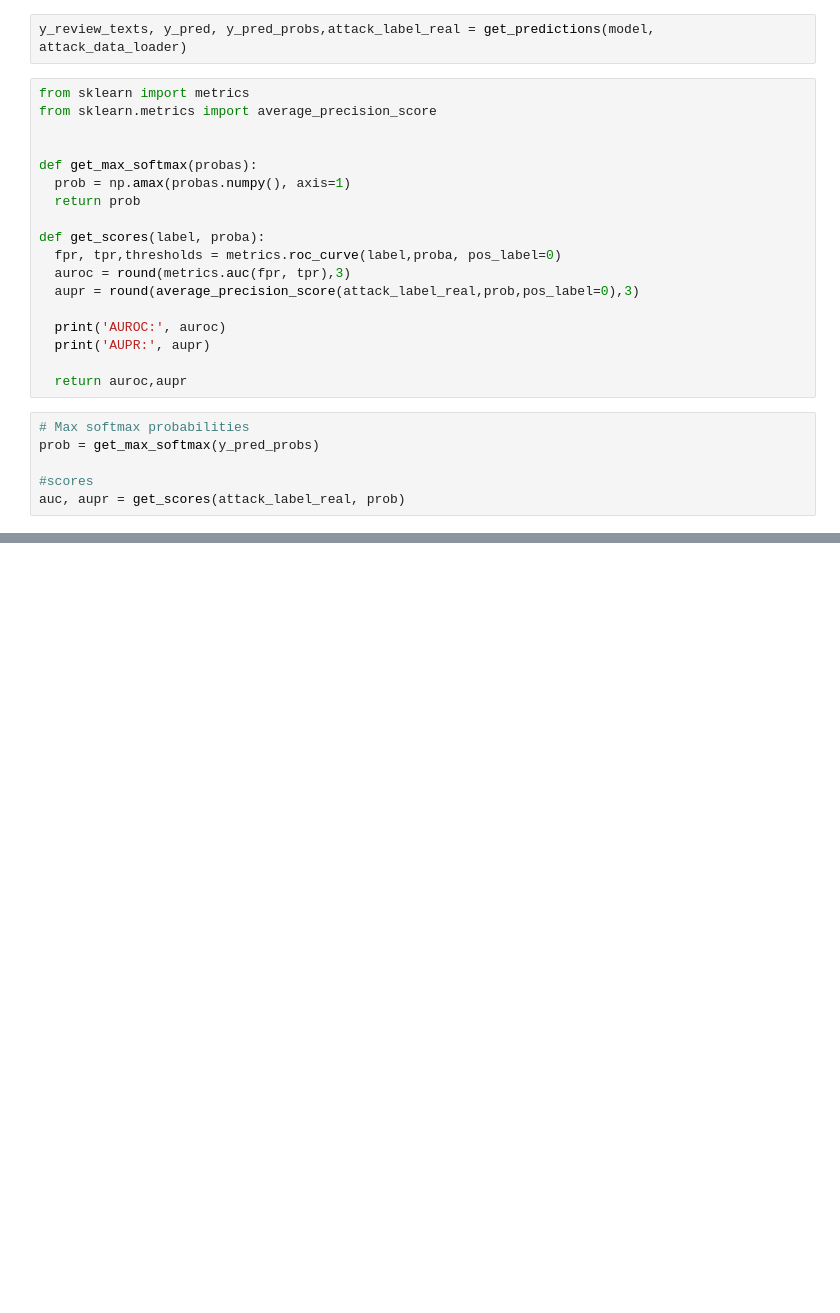
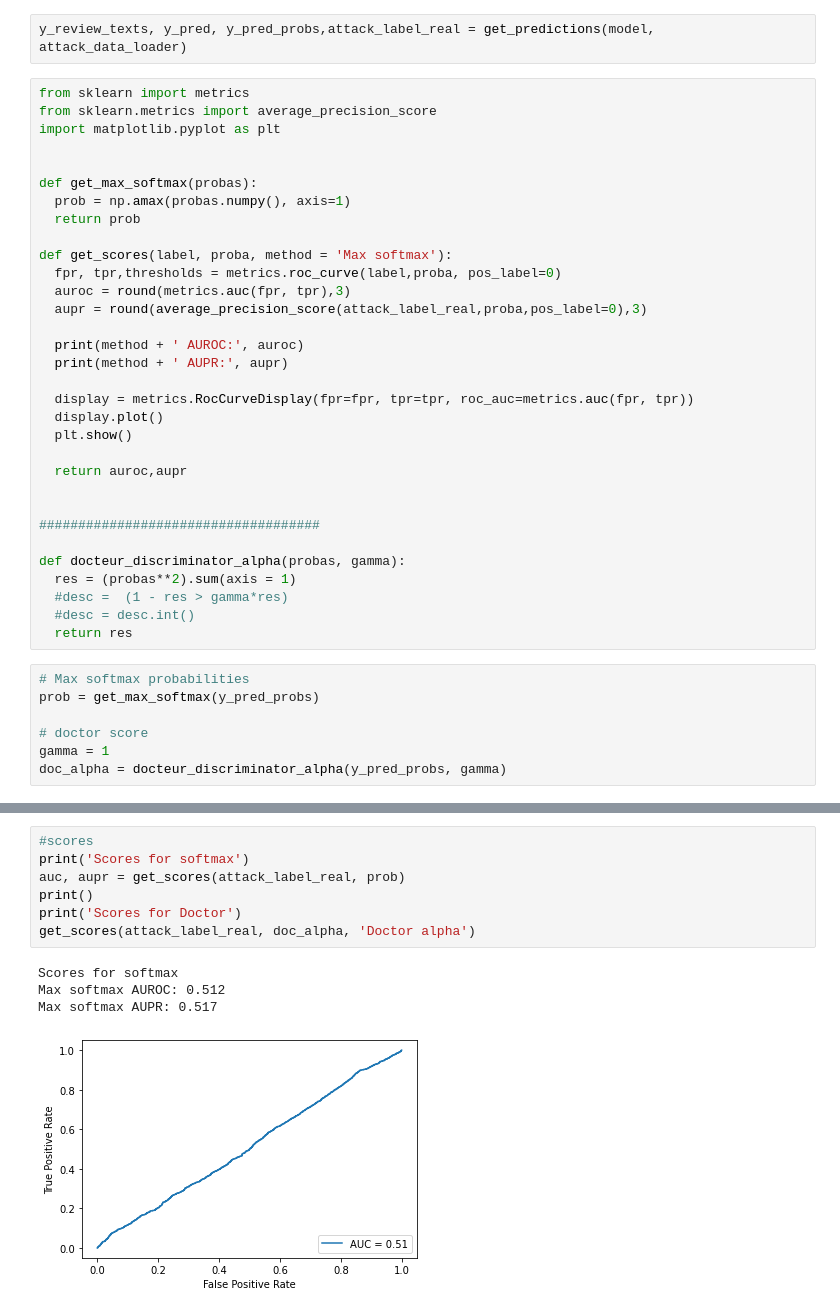
Before and after one commit to Tedonze/Adversarial_Attacks_NLP, a Jupyter notebook: scores.ipynb, the cells around one changed output, grey strips where cells are left out. Cells and saved outputs as stored; diff of their text form; blank space fills up the shorter version.

Commit message:
scores Boubacar

```diff
--- a/scores.ipynb
+++ b/scores.ipynb
@@ -375,24 +375,39 @@ y_review_texts, y_pred, y_pred_probs,attack_label_real = get_predictions(model,
 # %%
 from sklearn import metrics
 from sklearn.metrics import average_precision_score
+import matplotlib.pyplot as plt
 
 
 def get_max_softmax(probas):
   prob = np.amax(probas.numpy(), axis=1)
   return prob
 
-def get_scores(label, proba):
+def get_scores(label, proba, method = 'Max softmax'):
   fpr, tpr,thresholds = metrics.roc_curve(label,proba, pos_label=0)
   auroc = round(metrics.auc(fpr, tpr),3)
-  aupr = round(average_precision_score(attack_label_real,prob,pos_label=0),3)
+  aupr = round(average_precision_score(attack_label_real,proba,pos_label=0),3)
 
-  print('AUROC:', auroc)
-  print('AUPR:', aupr)
+  print(method + ' AUROC:', auroc)
+  print(method + ' AUPR:', aupr)
+
+  display = metrics.RocCurveDisplay(fpr=fpr, tpr=tpr, roc_auc=metrics.auc(fpr, tpr))
+  display.plot()
+  plt.show()
 
   return auroc,aupr
+
+
+####################################
+
+def docteur_discriminator_alpha(probas, gamma):
+  res = (probas**2).sum(axis = 1)
+  #desc =  (1 - res > gamma*res)
+  #desc = desc.int()
+  return res
 # %%
 # Max softmax probabilities
 prob = get_max_softmax(y_pred_probs)
 
-#scores
-auc, aupr = get_scores(attack_label_real, prob)
+# doctor score
+gamma = 1
+doc_alpha = docteur_discriminator_alpha(y_pred_probs, gamma)
@@ -404,0 +414,12 @@ tensor([1, 1, 1,  ..., 0, 0, 0])
+# %%
+#scores
+print('Scores for softmax')
+auc, aupr = get_scores(attack_label_real, prob)
+print()
+print('Scores for Doctor')
+get_scores(attack_label_real, doc_alpha, 'Doctor alpha')
+# %% [output]
+Scores for softmax
+Max softmax AUROC: 0.512
+Max softmax AUPR: 0.517
+[figure, added]
```
Also changed, not shown: parts of 5 cells of this notebook.
